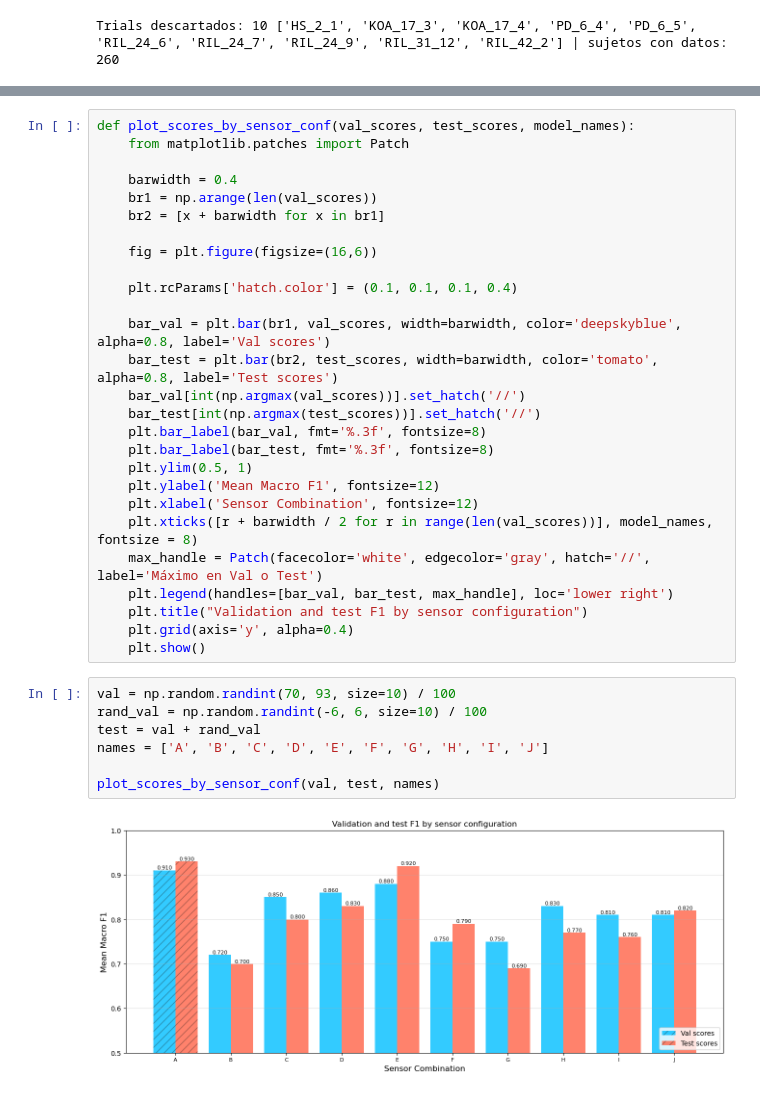
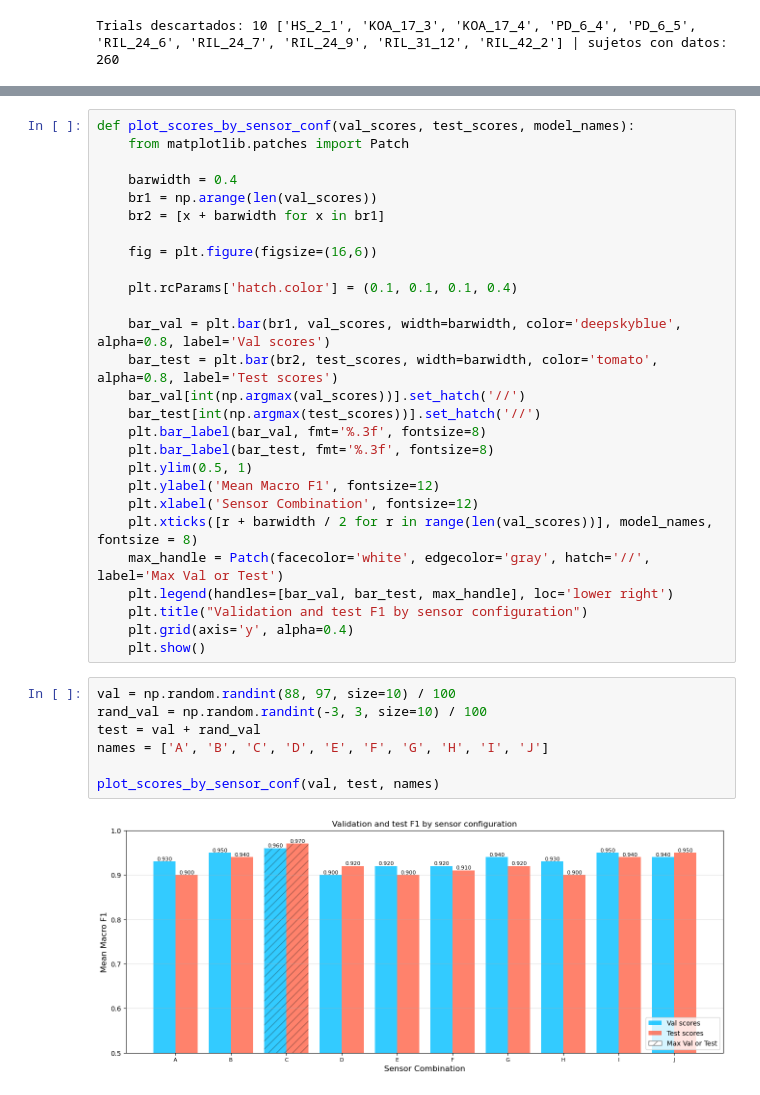
Before and after one commit to EnekoIsturitzSesma/GAIT-Analysis, a Jupyter notebook: notebooks/pruebas.ipynb, the cells around one changed output, grey strips where cells are left out. Drawn from its saved outputs; the diff is of its cells as text.

```diff
--- a/notebooks/pruebas.ipynb
+++ b/notebooks/pruebas.ipynb
@@ -271,17 +271,17 @@ def plot_scores_by_sensor_conf(val_scores, test_scores, model_names):
     plt.ylabel('Mean Macro F1', fontsize=12)
     plt.xlabel('Sensor Combination', fontsize=12)
     plt.xticks([r + barwidth / 2 for r in range(len(val_scores))], model_names, fontsize = 8)
-    max_handle = Patch(facecolor='white', edgecolor='gray', hatch='//', label='Máximo en Val o Test')
+    max_handle = Patch(facecolor='white', edgecolor='gray', hatch='//', label='Max Val or Test')
     plt.legend(handles=[bar_val, bar_test, max_handle], loc='lower right')
     plt.title("Validation and test F1 by sensor configuration")
     plt.grid(axis='y', alpha=0.4)
     plt.show()
 # %%
-val = np.random.randint(70, 93, size=10) / 100
-rand_val = np.random.randint(-6, 6, size=10) / 100
+val = np.random.randint(88, 97, size=10) / 100
+rand_val = np.random.randint(-3, 3, size=10) / 100
 test = val + rand_val
 names = ['A', 'B', 'C', 'D', 'E', 'F', 'G', 'H', 'I', 'J']
 
 plot_scores_by_sensor_conf(val, test, names)
 # %% [output]
-[figure, old version]
+[figure, new version]
```
Also changed, not shown: parts of 4 cells of this notebook, 1 other file.
